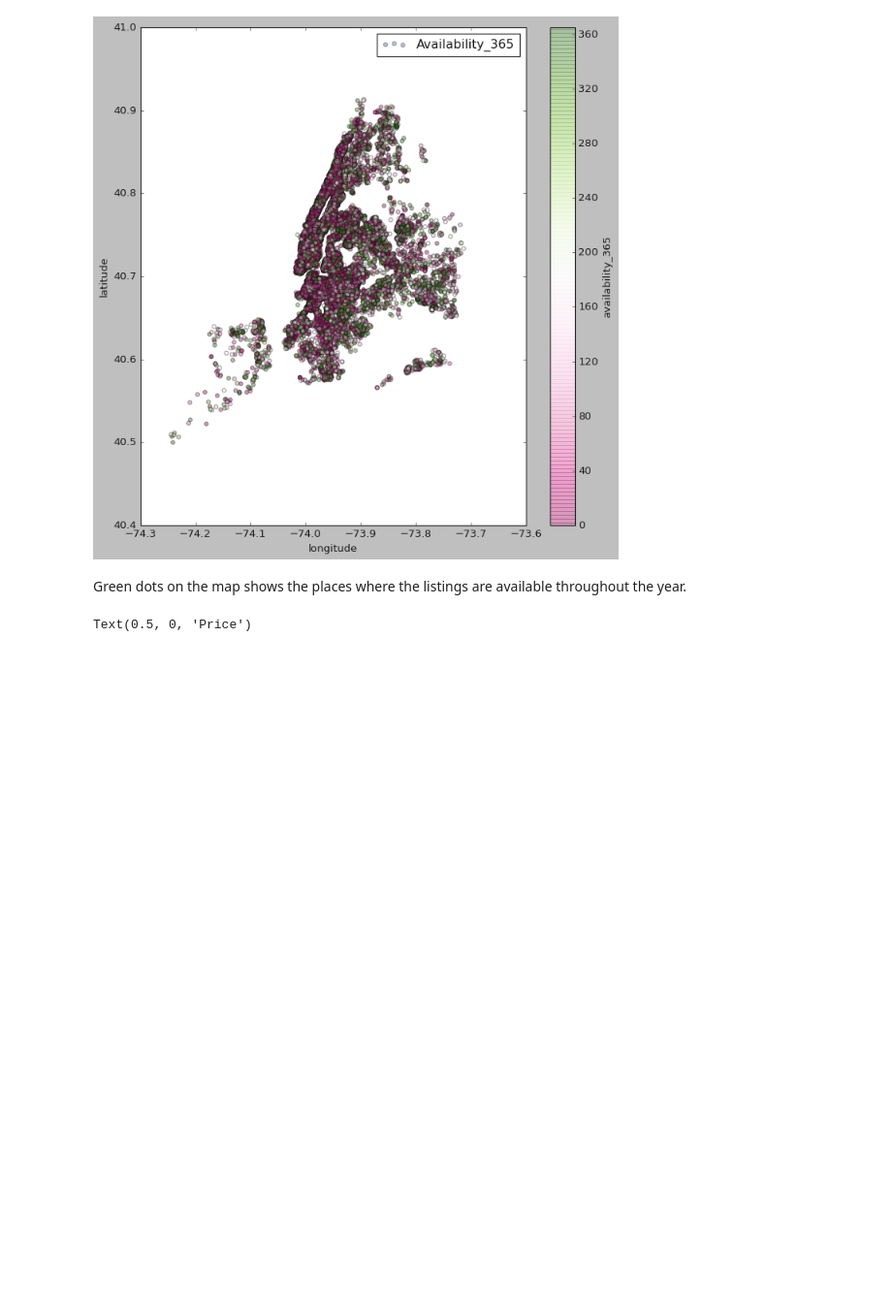
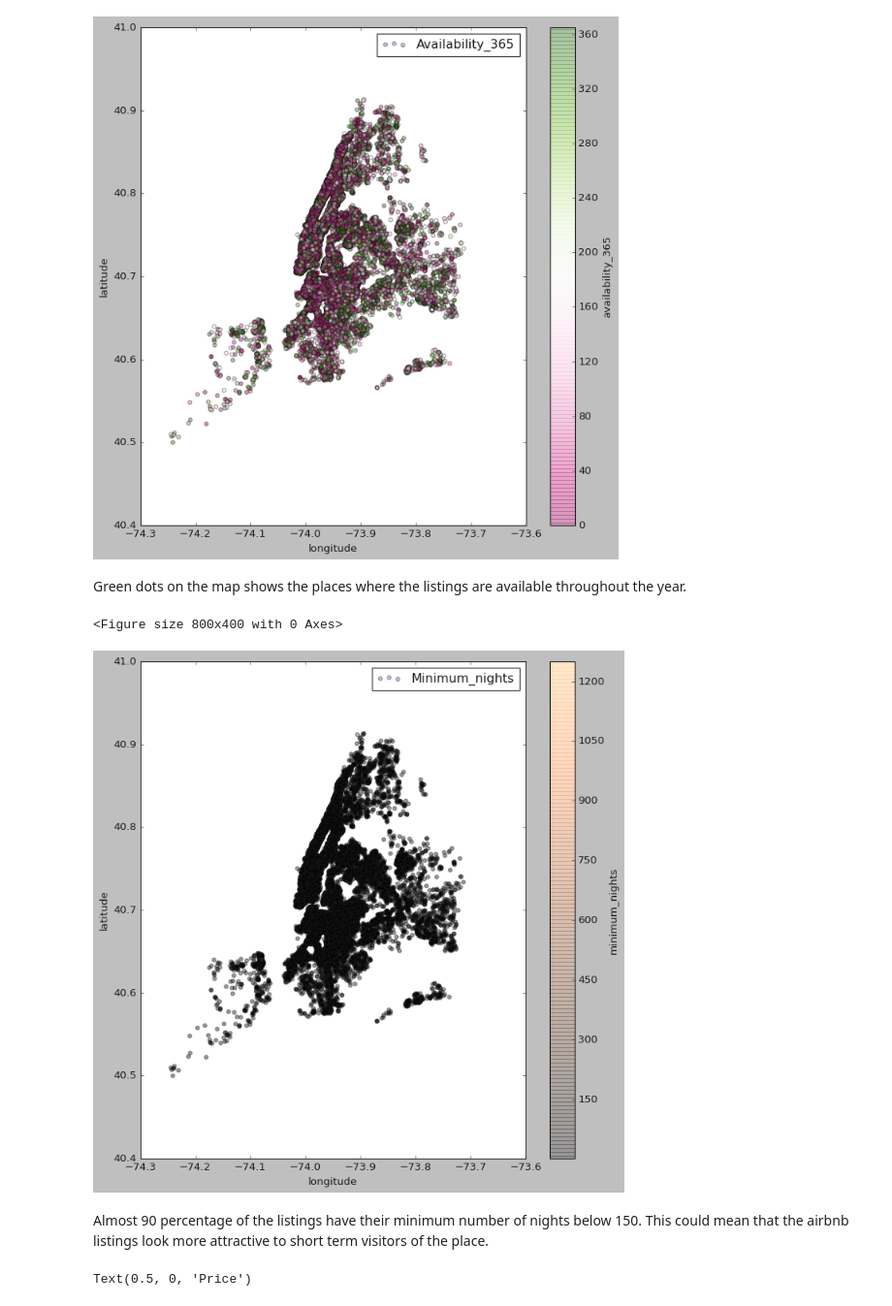
Before and after one commit to NayanaPradeep/Airbnb-Bookings-Analysis, a Jupyter notebook: Airbnb_Bookings_Analysis_Capstone_Project.ipynb, the cells around one changed output. Shown at 97% size. Cells and saved outputs as stored; diff of their text form; code cells hidden in the pictures; blank space fills up the shorter version.

```diff
--- a/Airbnb_Bookings_Analysis_Capstone_Project.ipynb
+++ b/Airbnb_Bookings_Analysis_Capstone_Project.ipynb
@@ -488,6 +496,15 @@ plt_1.legend();
 [figure]
 # %% [markdown]
 Green dots on the map shows the places where the listings are available throughout the year.
+# %%
+plt.figure(figsize=(10,5));
+plt_1=df_price.plot(kind='scatter', x='longitude',y='latitude',label='Minimum_nights',c='minimum_nights',cmap=plt.get_cmap('copper'),colorbar=True,alpha=0.4,figsize=(10,10));
+plt_1.legend();
+# %% [output]
+<Figure size 800x400 with 0 Axes>
+[figure, added]
+# %% [markdown]
+Almost 90 percentage of the listings have their minimum number of nights below 150. This could mean that the airbnb listings look more attractive to short term visitors of the place.
 # %%
 plt.figure(figsize=(10,5))
 airbnb_df['number_of_reviews'].plot(kind='hist',color='purple')
```
Also changed, not shown: parts of 9 cells of this notebook.
